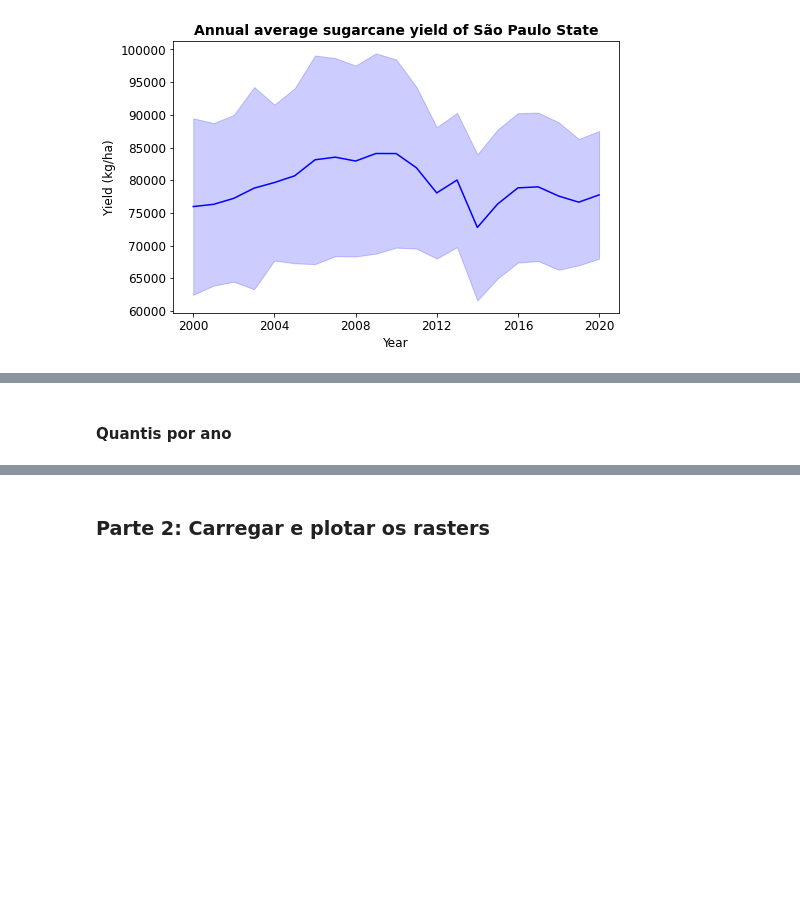
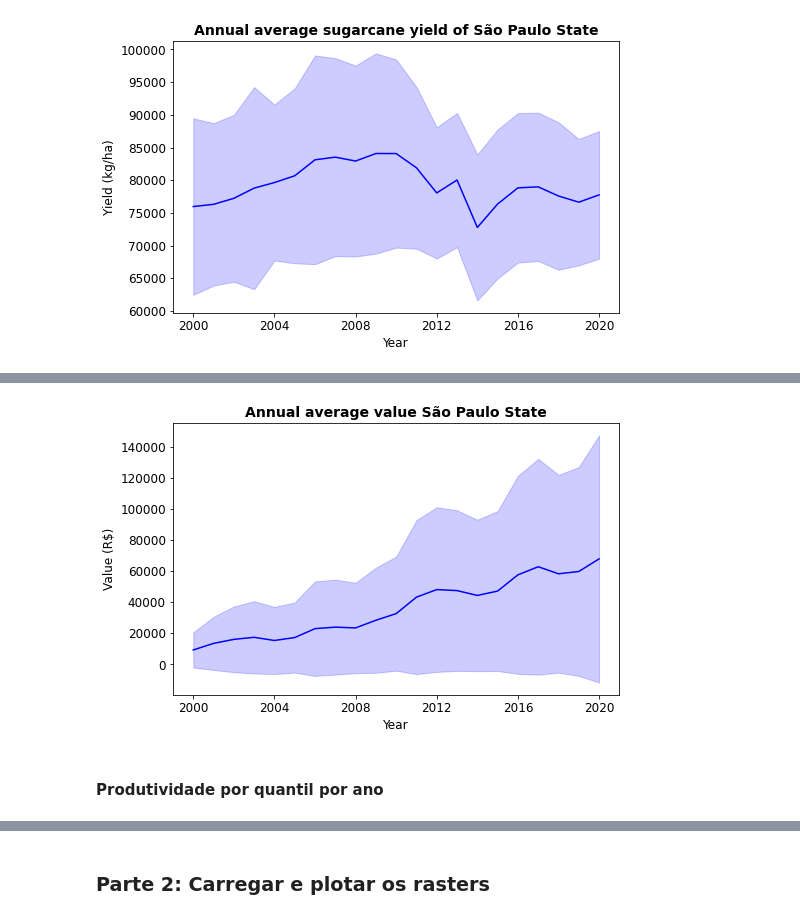
Before and after one commit to neli12/time-series-productivity-sp, a Jupyter notebook: Análise e limpeza de dados.ipynb, the cells around one changed output, grey strips where cells are left out. Drawn from its saved outputs; the diff is of its cells as text; code cells hidden in the pictures; blank space fills up the shorter version.

```diff
--- a/Análise e limpeza de dados.ipynb
+++ b/Análise e limpeza de dados.ipynb
@@ -728,0 +845,11 @@ plt.show()
+# %%
+# Groupby dos dados do dat_yield_melt
+mean_vp = pd.DataFrame(dat_vp_melt.groupby('Year')['VP'].mean().reset_index())
+std_vp = pd.DataFrame(dat_vp_melt.groupby('Year')['VP'].std().reset_index())
+mean_st_merged_vp = mean_vp.merge(std_vp, left_index=True, right_index=True)
+mean_st_merged_vp.drop('Year_y', axis = 1, inplace = True)
+mean_st_merged_vp.rename(columns = {"Year_x": 'Year', "VP_x": "mean_vp", 'VP_y': 'st_vp'}, inplace = True)
+mean_st_merged_vp['Year'] = pd.to_datetime(mean_st_merged_vp['Year'], format = '%Y')
+mean_st_merged_vp['mean_vp'] = mean_st_merged_vp['mean_vp'].astype(int)
+mean_st_merged_vp['st_vp'] = mean_st_merged_vp['st_vp'].astype(int)
+mean_st_merged_vp.head()
@@ -729,5 +863,23 @@ plt.show()
+# %%
+## Plotar o gráfico da média e o desvio padrão por ano
+mean_plus_st_vp = mean_st_merged_vp['mean_vp'] +  mean_st_merged_vp['st_vp']
+mean_minus_st_vp = mean_st_merged_vp['mean_vp'] -  mean_st_merged_vp['st_vp']
+
+plt.figure(figsize=(8, 5))
+plt.plot(mean_st_merged_vp['Year'], mean_st_merged_vp['mean_vp'], color = 'blue')
+plt.fill_between(mean_st_merged_vp['Year'], mean_plus_st_vp, mean_minus_st_vp, alpha = 0.2, color = 'blue')
+plt.title("Annual average value São Paulo State", fontsize = 14, fontweight="bold")
+plt.xticks(fontsize=12, color = 'black')
+plt.yticks(fontsize=12, color = 'black')
+plt.xlabel("Year", fontsize = 12)
+plt.ylabel("Value (R$)", fontsize = 12)
+plt.savefig('average_vp.png', dpi=300)
+
+plt.show()
+# %% [output]
+[figure, added]
 # %% [markdown]
-#### Quantis por ano
+#### Produtividade por quantil por ano
 # %%
 # Reorganizar os dados - Transponer
 yield_grouped.drop(['quantiles_yield'], axis = 1, inplace = True)
```
Also changed, not shown: parts of 23 cells of this notebook.
